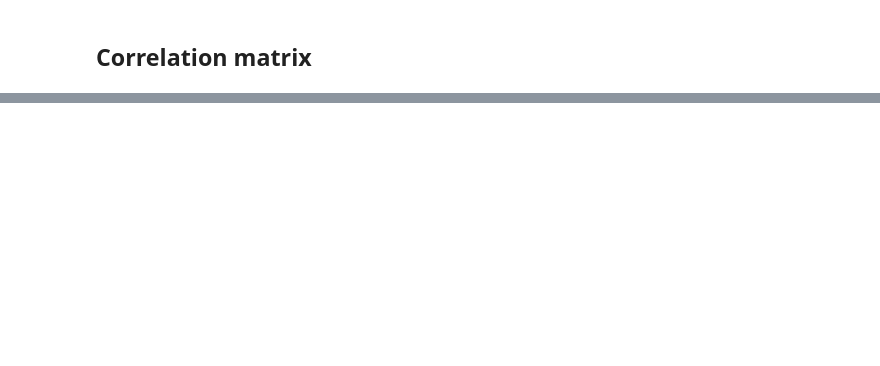
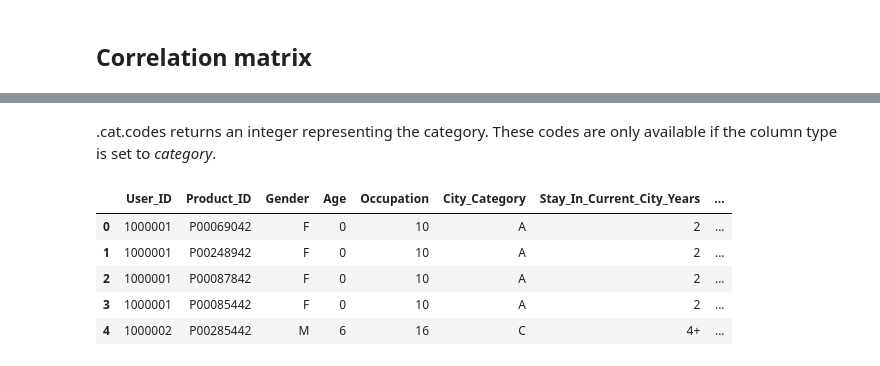
Before and after one commit to kasna-cloud/ml-demo2, a Jupyter notebook: DataExploration.ipynb, the cells around one changed output, grey strips where cells are left out. Cells and saved outputs as stored; diff of their text form; code cells hidden in the pictures; blank space fills up the shorter version.

```diff
--- a/DataExploration.ipynb
+++ b/DataExploration.ipynb
@@ -483,0 +383,5 @@ Partner must describe how the ML model, post-training, and architectural/hyperpa
+# %%
+df['Gender'] = df['Gender'].astype('category')
+
+df_gender = pd.get_dummies(df['Gender'])
+df_gender.head()
@@ -483,0 +395,12 @@ Partner must describe how the ML model, post-training, and architectural/hyperpa
+# %% [markdown]
+.cat.codes returns an integer representing the category. These codes are only available if the column type is set to *category*.
+# %%
+df['Age'] = df['Age'].astype('category').cat.codes
+df.head()
+# %% [output]
+|  | User_ID | Product_ID | Gender | Age | Occupation | City_Category | Stay_In_Current_City_Years | ... |
+| 0 | 1000001 | P00069042 | F | 0 | 10 | A | 2 | ... |
+| 1 | 1000001 | P00248942 | F | 0 | 10 | A | 2 | ... |
+| 2 | 1000001 | P00087842 | F | 0 | 10 | A | 2 | ... |
+| 3 | 1000001 | P00085442 | F | 0 | 10 | A | 2 | ... |
+| 4 | 1000002 | P00285442 | M | 6 | 16 | C | 4+ | ... |
```
Also changed, not shown: parts of 141 cells of this notebook, 2 other files.
